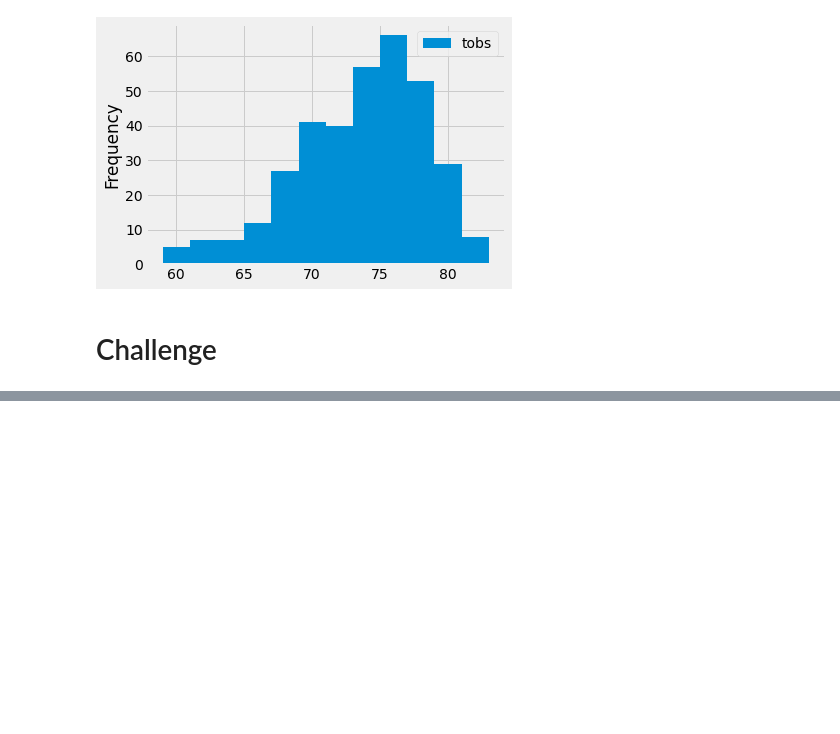
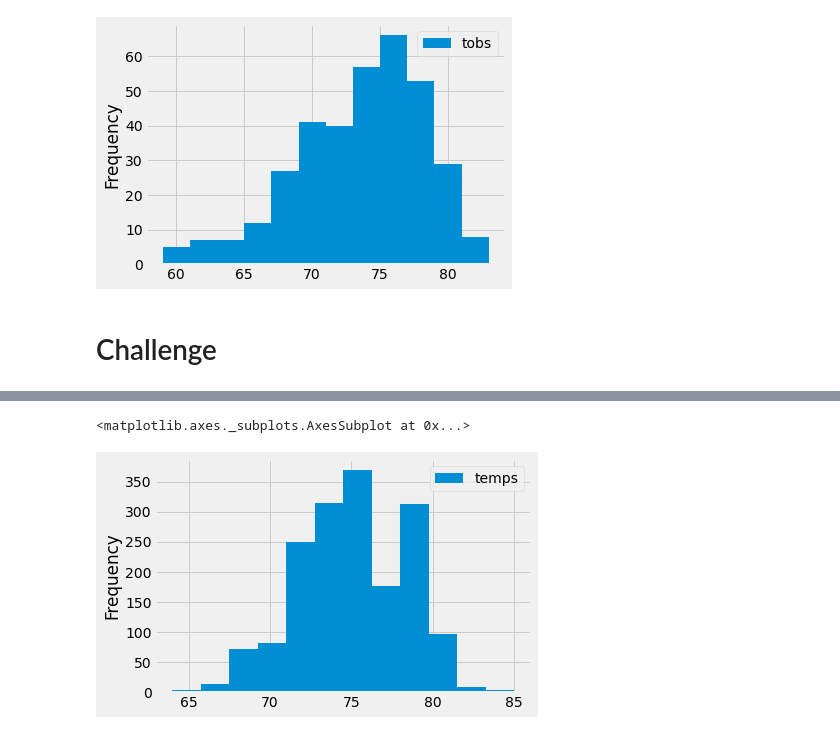
Before and after one commit to GR8505/Surfs_Up, a Jupyter notebook: climate_analysis.ipynb, the cells around one changed output, grey strips where cells are left out. Cells and saved outputs as stored; diff of their text form; code cells hidden in the pictures; blank space fills up the shorter version.

```diff
--- a/climate_analysis.ipynb
+++ b/climate_analysis.ipynb
@@ -157,0 +217,5 @@ plt.tight_layout()
+# %%
+june_df.plot.hist(bins=12)
+# %% [output]
+<matplotlib.axes._subplots.AxesSubplot at 0x...>
+[figure, added]
```
Also changed, not shown: parts of 9 cells of this notebook, 4 other files.
